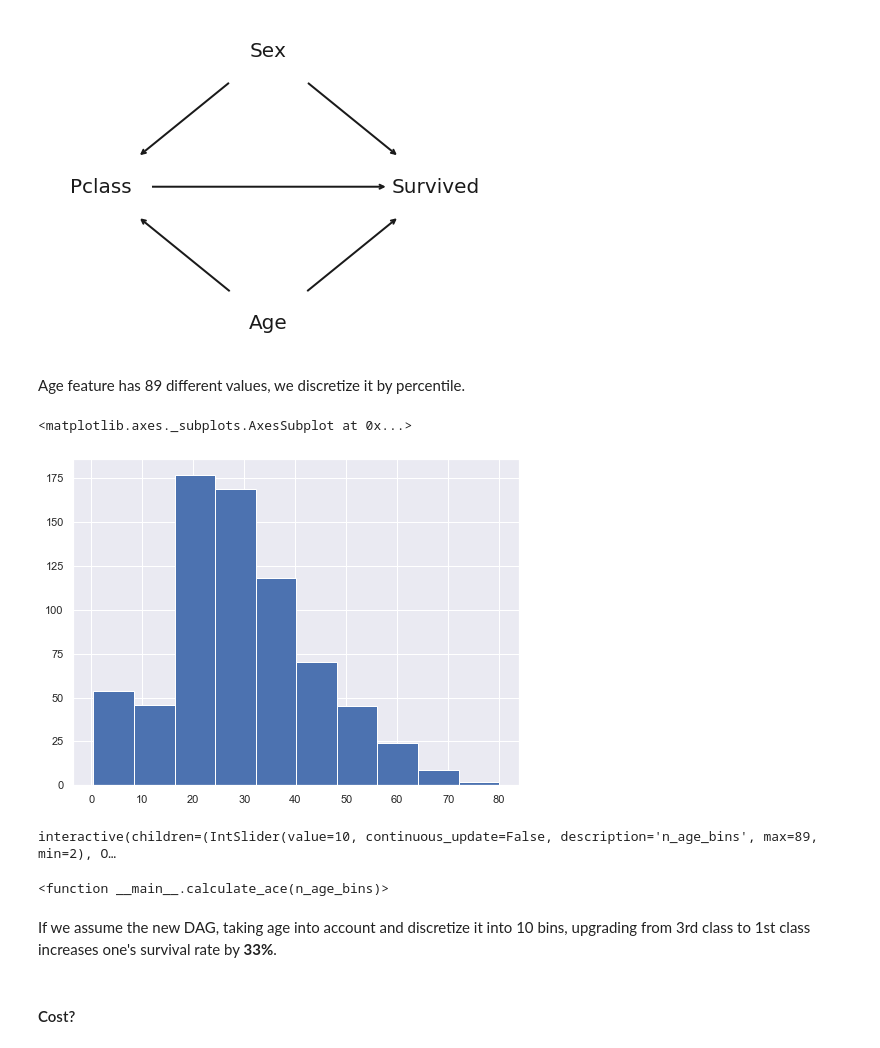
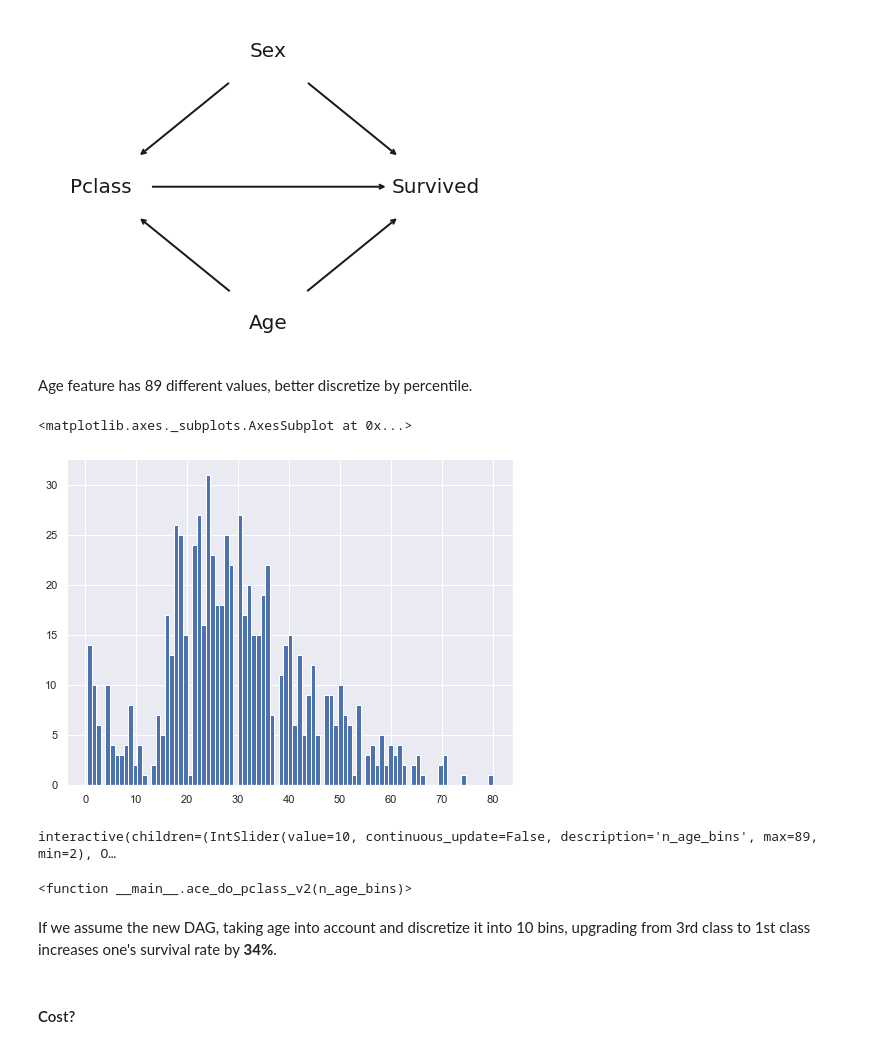
Before and after one commit to shenkev/interventions_titanic, a Jupyter notebook: Interventions Demo.ipynb, the cells around one changed output. Drawn from its saved outputs; the diff is of its cells as text; code cells hidden in the pictures.

```diff
--- a/Untitled.ipynb
+++ b/Interventions Demo.ipynb
@@ -193,12 +197,12 @@ Image(filename='dag2.png')
 # %% [output]
 [figure]
 # %% [markdown]
-Age feature has 89 different values, we discretize it by percentile.
+Age feature has 89 different values, better discretize by percentile.
 # %%
-titanic_training['Age'].hist()
+titanic_training['Age'].hist(bins=len(titanic_training['Age'].unique()))
 # %% [output]
 <matplotlib.axes._subplots.AxesSubplot at 0x...>
-[figure, old version]
+[figure, new version]
 # %%
 def discretize(df, column_name, n_bins):
     dfc = df.copy()
@@ -220,8 +224,7 @@ def survival_rate_do_pclass_v2(df, pclass):
             result += survival_rate * p_sex_age
     return result
 
-
-def calculate_ace(n_age_bins):
+def ace_do_pclass_v2(n_age_bins):
     df = discretize(titanic_training, 'Age', n_age_bins)
     p1 = survival_rate_do_pclass_v2(df, 1)
     p3 = survival_rate_do_pclass_v2(df, 3)
@@ -229,13 +232,13 @@ def calculate_ace(n_age_bins):
     print('P(Survived=1|do(Pclass=3)) = {:.3f}'.format(p3))
     print('ACE = {:.3f}'.format(p1 - p3))
 
-interact(calculate_ace,
+interact(ace_do_pclass_v2,
          n_age_bins=widgets.IntSlider(min=2, max=89, step=1, value=10, continuous_update=False))
 # %% [output]
 interactive(children=(IntSlider(value=10, continuous_update=False, description='n_age_bins', max=89, min=2), O…
-<function __main__.calculate_ace(n_age_bins)>
+<function __main__.ace_do_pclass_v2(n_age_bins)>
 # %% [markdown]
-If we assume the new DAG, taking age into account and discretize it into 10 bins, upgrading from 3rd class to 1st class increases one's survival rate by **33%**.
+If we assume the new DAG, taking age into account and discretize it into 10 bins, upgrading from 3rd class to 1st class increases one's survival rate by **34%**.
 # %% [markdown]
 #### Cost?
 # %%
```
Also changed, not shown: parts of 20 cells of this notebook.
